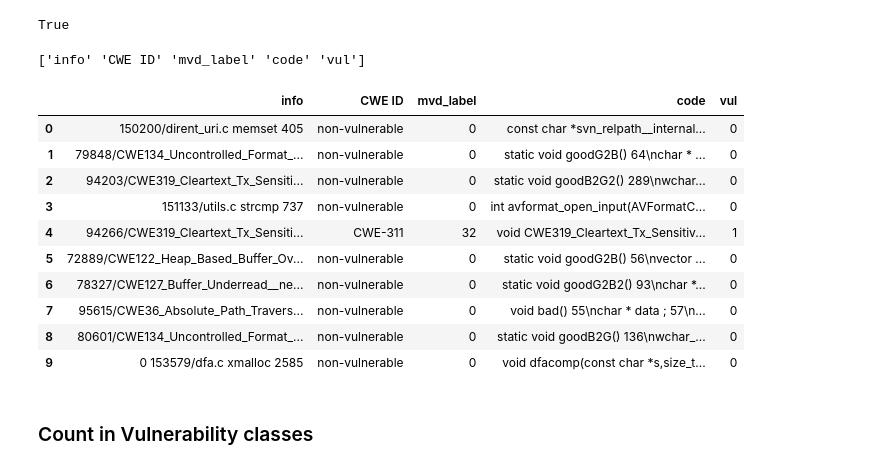
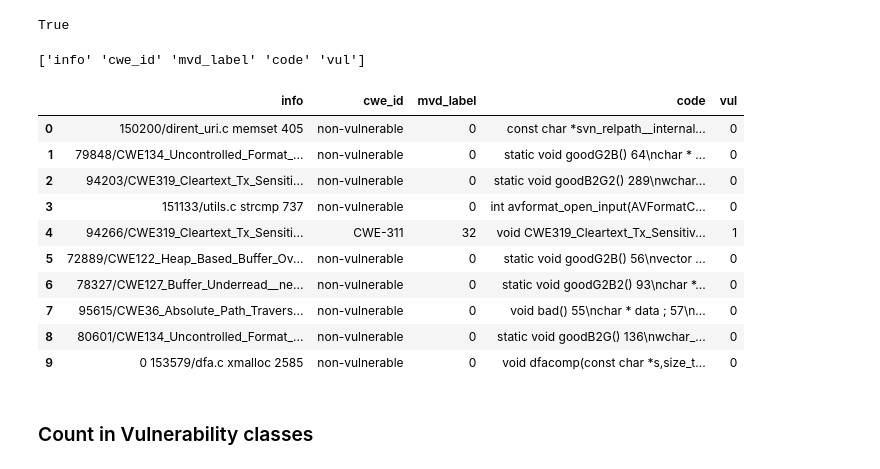
Before and after one commit to seunghee6022/TransVulDet, a Jupyter notebook: data_preprocessing/MVD_preprocessing.ipynb, the cells around one changed output. Drawn from its saved outputs; the diff is of its cells as text; code cells hidden in the pictures.

```diff
--- a/data_preprocessing/MVD_preprocessing.ipynb
+++ b/data_preprocessing/MVD_preprocessing.ipynb
@@ -96,0 +102,33 @@ cwes_names[:5]
+# %%
+def normalize_cwe(cwe_list):
+    def remove_zero(single_cwe):
+        single_cwe = single_cwe.strip() #remove leading/trailing whitespaces
+        cwe_prefix, cwe_number = single_cwe.split('-')
+        # remove leading zeroes
+        cwe_number = str(int(cwe_number))
+        normalized_cwe = cwe_prefix + '-' + cwe_number
+        return normalized_cwe.strip()
+
+    normalized_cwe_list = []
+    for cwe in cwe_list:
+        #split the CWEs that contain multiple entries
+        multiple_cwe = cwe.split(',')
+        if len(multiple_cwe) > 1 :
+            normalized_cwe = ''
+            for single_cwe in multiple_cwe:
+                normalized_temp = remove_zero(single_cwe)
+                normalized_cwe+=normalized_temp+', '
+            normalized_cwe = normalized_cwe[:-2]
+            print(normalized_cwe)
+        else:
+            if multiple_cwe[0] != 'non-vulnerable':
+                    normalized_cwe = remove_zero(multiple_cwe[0])
+            else:
+                normalized_cwe = multiple_cwe[0]
+        normalized_cwe_list.append(normalized_cwe)
+
+    return normalized_cwe_list
+
+normalized_cwes_names = normalize_cwe(cwes_names)
+
+print(len(cwes_names), len(normalized_cwes_names))
@@ -112,13 +168,13 @@ for i in range(len(del_indices)):
     codes = '\n'.join(codes)
     codes_list.append(codes)
 # %%
-data = {'info':head_list, 'CWE ID':cwes_names, 'mvd_label':cwes_list, 'code':codes_list, 'vul':vul_list}
+data = {'info':head_list, 'cwe_id':normalized_cwes_names, 'mvd_label':cwes_list, 'code':codes_list, 'vul':vul_list}
 df = pd.DataFrame(data=data)
 print(df.columns.values)
 df.head(10)
 # %% [output]
-['info' 'CWE ID' 'mvd_label' 'code' 'vul']
+['info' 'cwe_id' 'mvd_label' 'code' 'vul']
-|  | info | CWE ID | mvd_label | code | vul |
+|  | info | cwe_id | mvd_label | code | vul |
 | 0 | 150200/dirent_uri.c memset 405 | non-vulnerable | 0 | const char *svn_relpath__internal... | 0 |
 | 1 | 79848/CWE134_Uncontrolled_Format_... | non-vulnerable | 0 | static void goodG2B() 64\nchar * ... | 0 |
 | 2 | 94203/CWE319_Cleartext_Tx_Sensiti... | non-vulnerable | 0 | static void goodB2G2() 289\nwchar... | 0 |
```
Also changed, not shown: parts of 4 cells of this notebook, 1 other file.
